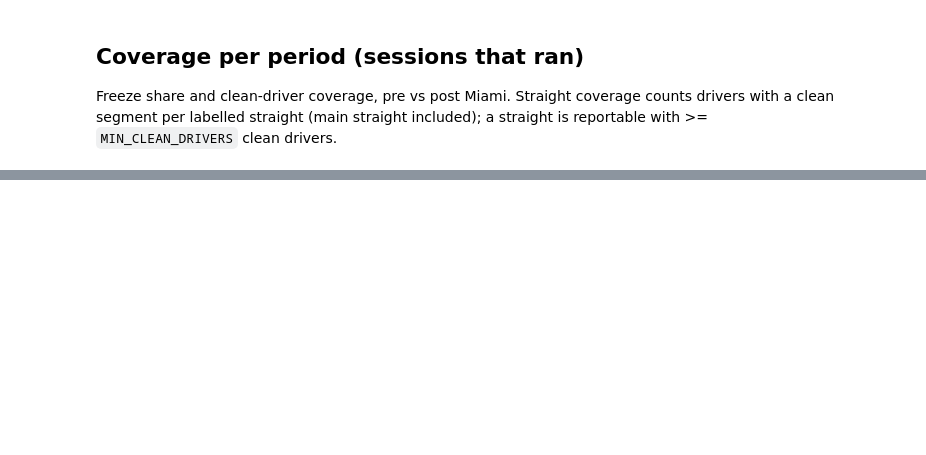
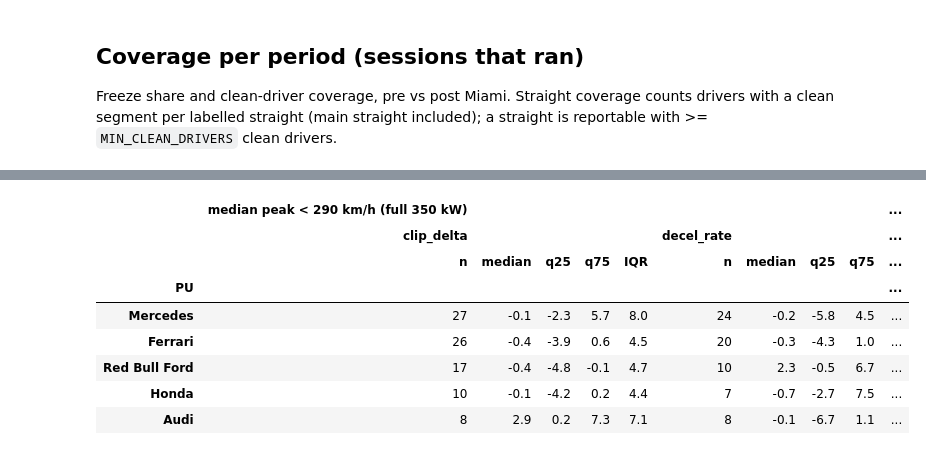
Before and after one commit to see7ien/Flat-Out, a Jupyter notebook: 02_season.ipynb, the cells around one changed output, grey strips where cells are left out. Cells and saved outputs as stored; diff of their text form; code cells hidden in the pictures; blank space fills up the shorter version.

```diff
--- a/02_season.ipynb
+++ b/02_season.ipynb
@@ -182,0 +245,13 @@ by_period.round(1)
+# %%
+summ_b = pd.concat({(reg, m): pu_summary(d, f"{m}_c") for reg, d in rep.groupby("Regime") for m in ["clip_delta", "decel_rate"]}, axis=1)
+summ_b.round(1)
+# %% [output]
+|  | median peak < 290 km/h (full 350 kW) |  |  |  |  |  |  |  |  | ... |
+|  | clip_delta |  |  |  |  | decel_rate |  |  |  | ... |
+|  | n | median | q25 | q75 | IQR | n | median | q25 | q75 | ... |
+| PU |  |  |  |  |  |  |  |  |  | ... |
+| Mercedes | 27 | -0.1 | -2.3 | 5.7 | 8.0 | 24 | -0.2 | -5.8 | 4.5 | ... |
+| Ferrari | 26 | -0.4 | -3.9 | 0.6 | 4.5 | 20 | -0.3 | -4.3 | 1.0 | ... |
+| Red Bull Ford | 17 | -0.4 | -4.8 | -0.1 | 4.7 | 10 | 2.3 | -0.5 | 6.7 | ... |
+| Honda | 10 | -0.1 | -4.2 | 0.2 | 4.4 | 7 | -0.7 | -2.7 | 7.5 | ... |
+| Audi | 8 | 2.9 | 0.2 | 7.3 | 7.1 | 8 | -0.1 | -6.7 | 1.1 | ... |
```
Also changed, not shown: parts of 20 cells of this notebook, 5 other files.
